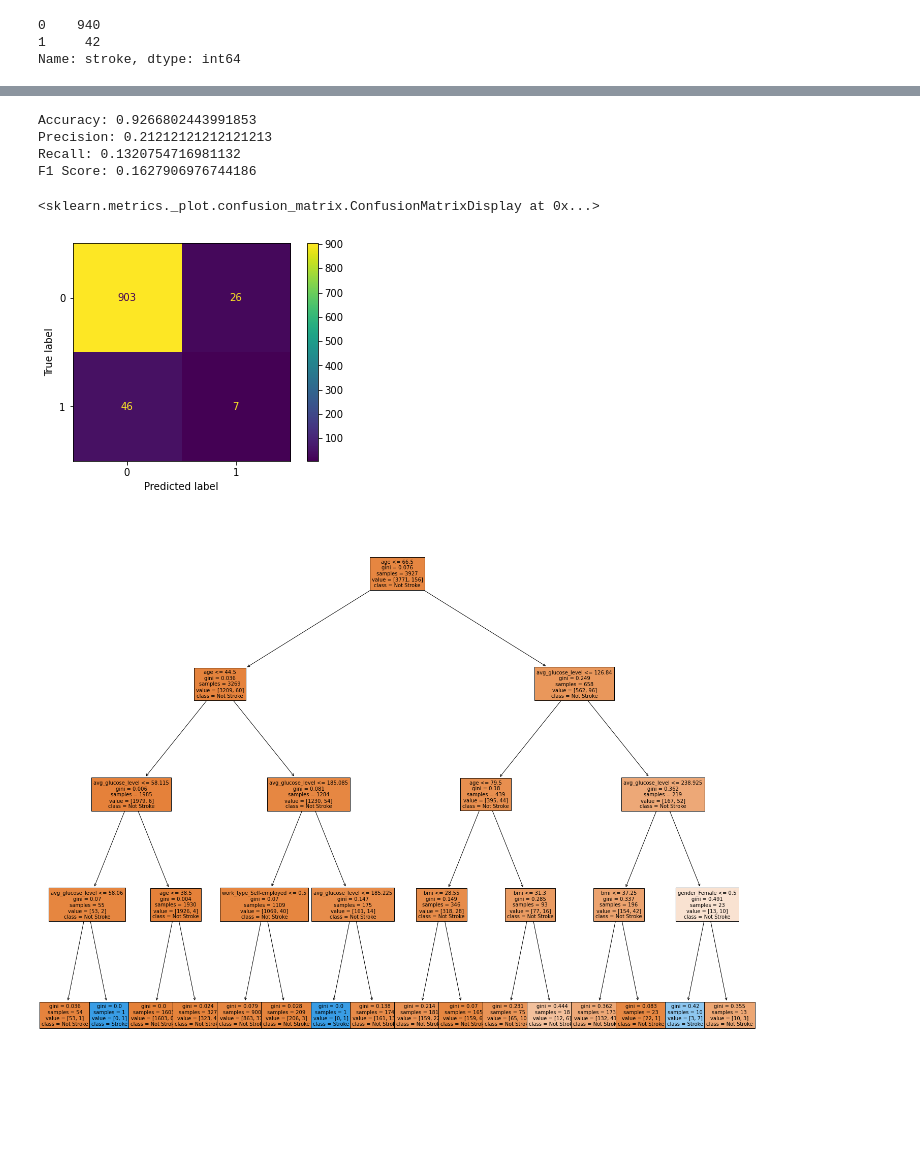
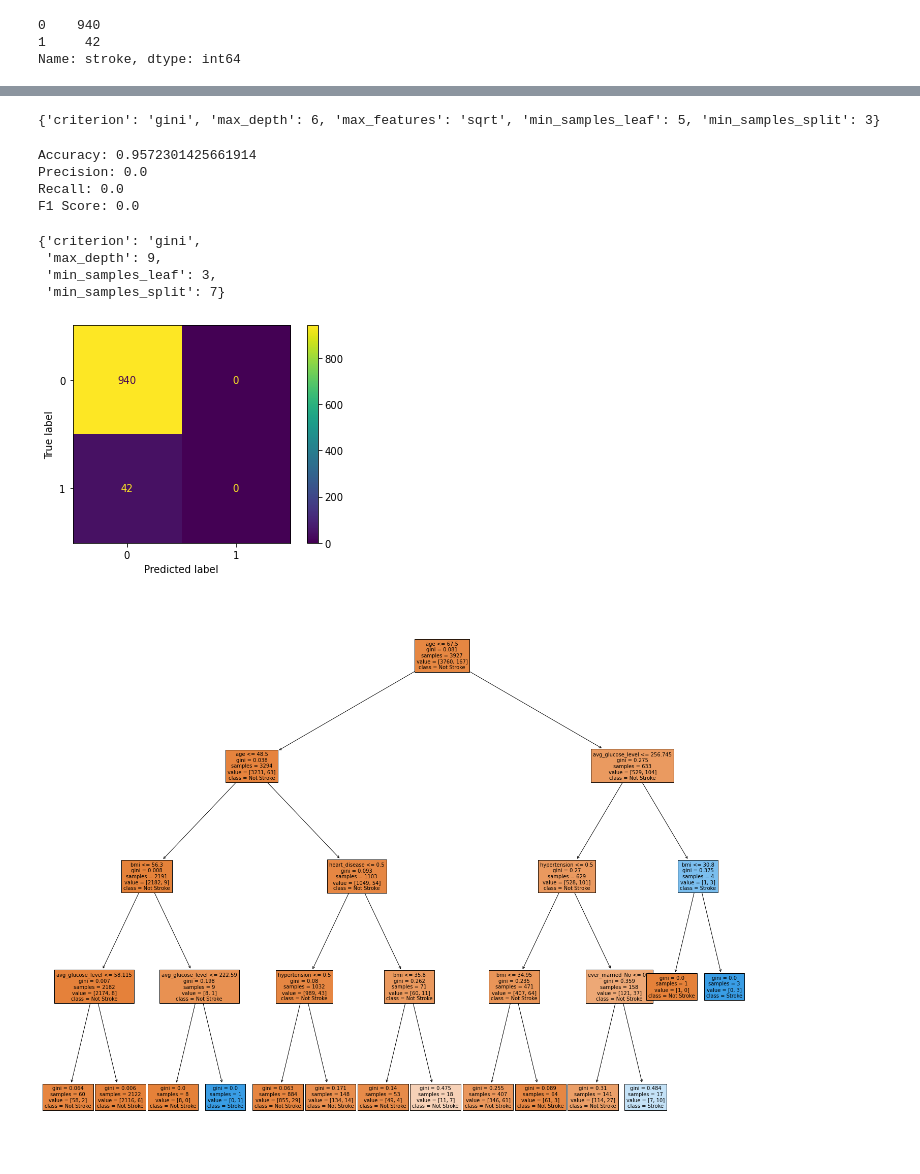
Before and after one commit to AnthonyCampbell208/SC22-BatchA-Frenzied-Physcists, a Jupyter notebook: final project/model_training.ipynb, the cells around one changed output, grey strips where cells are left out. Cells and saved outputs as stored; diff of their text form; code cells hidden in the pictures; blank space fills up the shorter version.

```diff
--- a/final project/model_training.ipynb
+++ b/final project/model_training.ipynb
@@ -191,6 +191,16 @@ print("Precision:", metrics.precision_score(y_test, y_pred_tree))
 print("Recall:", metrics.recall_score(y_test, y_pred_tree))
 print("F1 Score:", metrics.f1_score(y_test, y_pred_tree))
 cm = confusion_matrix(y_test, y_pred_tree, labels=tree_clf.classes_)
-disp = ConfusionMatrixDisplay(confusion_matrix=cm, display_labels=clf.classes_)
+disp = ConfusionMatrixDisplay(confusion_matrix=cm, display_labels=tree_clf.classes_)
 disp.plot()
+
+from sklearn.model_selection import GridSearchCV
+from sklearn import svm, datasets
+parameters = {'criterion' :['gini', 'entropy'],
+              'max_features' :['sqrt', 'log2'],
+              'max_depth' :range(1,10),
+              'min_samples_split' :range(1,10),
+              'min_samples_leaf' :range(1,10)}
+clf = GridSearchCV(tree_clf, parameters)
+clf.fit(X_train, y_train)
 # %% [output]
@@ -203,21 +237,34 @@ F1 Score: 0.14432989690721648
+# %%
+print(clf.best_params_)
+# %% [output]
+{'criterion': 'gini', 'max_depth': 6, 'max_features': 'sqrt', 'min_samples_leaf': 5, 'min_samples_split': 3}
 # %%
-tree_clf = tree.DecisionTreeClassifier(max_depth=13)
+tree_clf = tree.DecisionTreeClassifier (criterion'gini',max_depth= 6, max_features= 'sqrt', min_samples_leaf = 5, min_samples_split= 3)
 tree_clf = tree_clf.fit(X_train, y_train)
 y_pred_tree = tree_clf.predict(X_test)
+param_dict = {
+    "criterion":['gini','entropy'],
+    "max_depth":range(1,10),
+    "min_samples_split":range(1,10),
+    "min_samples_leaf":range(1,5)
+}
 print("Accuracy:", metrics.accuracy_score(y_test, y_pred_tree))
 print("Precision:", metrics.precision_score(y_test, y_pred_tree))
 print("Recall:", metrics.recall_score(y_test, y_pred_tree))
 print("F1 Score:", metrics.f1_score(y_test, y_pred_tree))
 cm = confusion_matrix(y_test, y_pred_tree, labels=tree_clf.classes_)
 disp = ConfusionMatrixDisplay(confusion_matrix=cm, display_labels=tree_clf.classes_)
 disp.plot()
 # %% [output]
-Accuracy: 0.9266802443991853
-Precision: 0.21212121212121213
-Recall: 0.1320754716981132
-F1 Score: 0.1627906976744186
+Accuracy: 0.9572301425661914
+Precision: 0.0
+Recall: 0.0
+F1 Score: 0.0
-<sklearn.metrics._plot.confusion_matrix.ConfusionMatrixDisplay at 0x...>
+{'criterion': 'gini',
+ 'max_depth': 9,
+ 'min_samples_leaf': 3,
+ 'min_samples_split': 7}
-[figure, old version]
+[figure, new version]
 # %%
 from matplotlib import pyplot as plt
 tree_clf = tree.DecisionTreeClassifier(max_depth=4)
@@ -229,7 +276,7 @@ _ = tree.plot_tree(tree_clf,
                    class_names=['Not Stroke','Stroke'],
                    filled=True, fontsize=10)
 # %% [output]
-[figure, old version]
+[figure, new version]
 # %%
 from sklearn import svm
 from sklearn.model_selection import GridSearchCV
```
Also changed, not shown: parts of 10 cells of this notebook, 20 other files.
